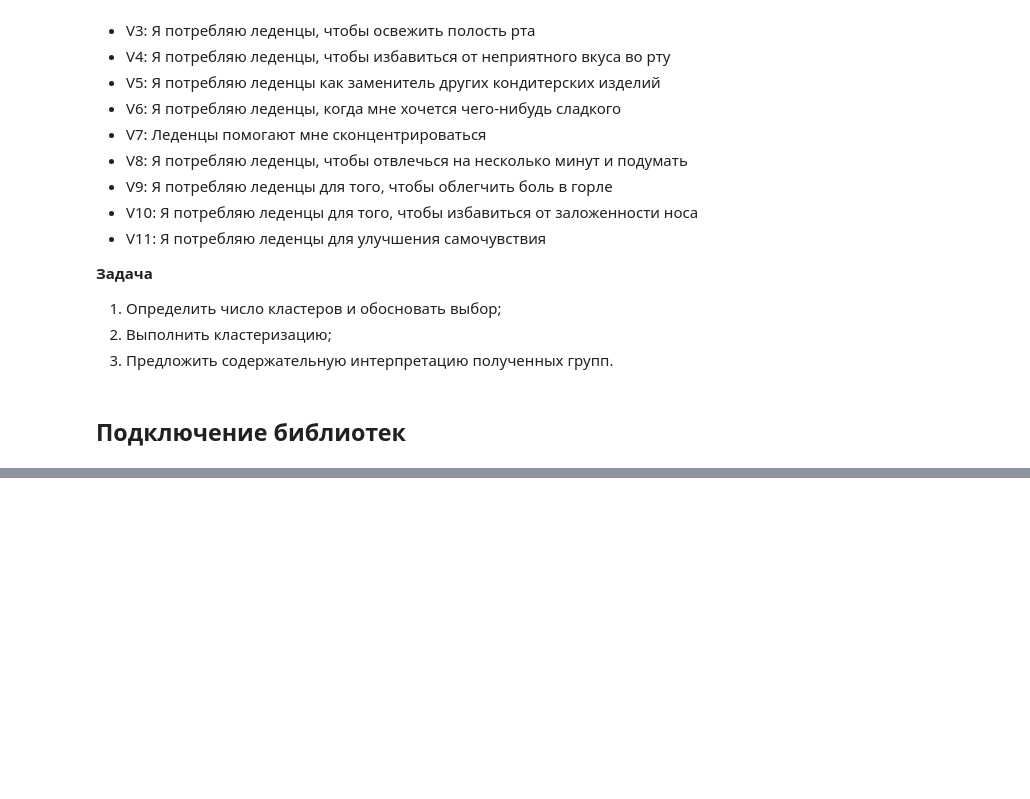
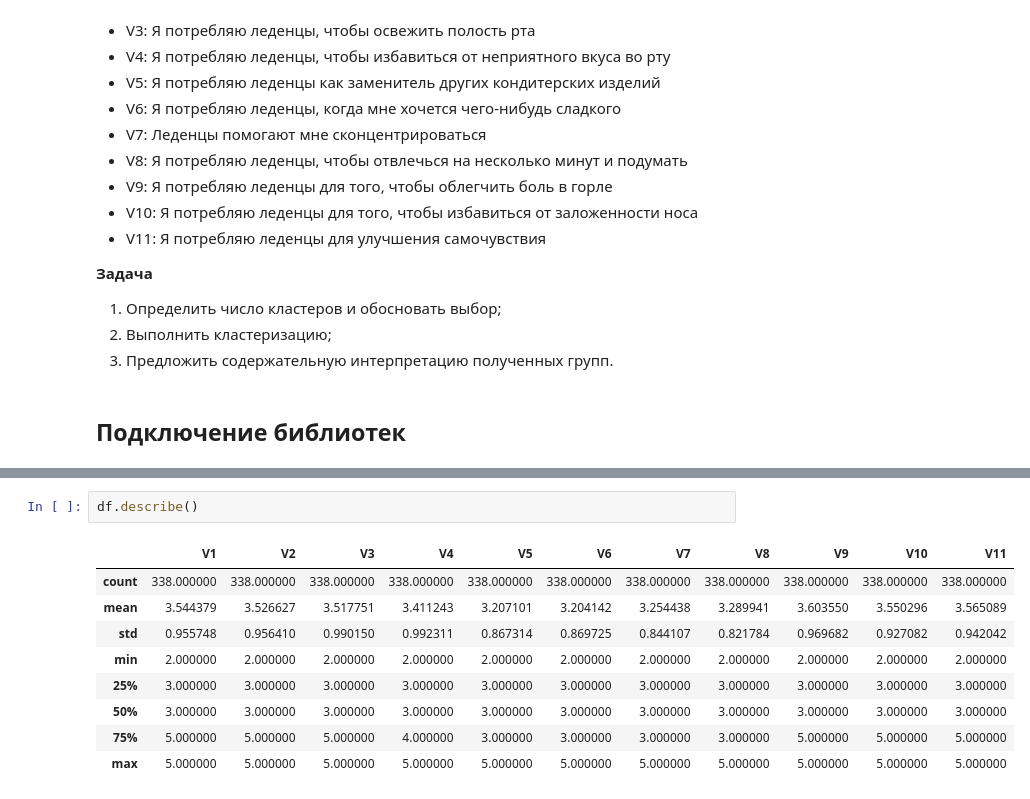
Before and after one commit to SashaVeremchuk/ITMO-data-analysis, a Jupyter notebook: 2_cluster_kmeans.ipynb, the cells around one changed output, grey strips where cells are left out. Drawn from its saved outputs; the diff is of its cells as text; blank space fills up the shorter version.

```diff
--- a/2_cluster_kmeans.ipynb
+++ b/2_cluster_kmeans.ipynb
@@ -30,0 +69,12 @@
+# %%
+df.describe()
+# %% [output]
+|  | V1 | V2 | V3 | V4 | V5 | V6 | V7 | V8 | V9 | V10 | V11 |
+| count | 338.000000 | 338.000000 | 338.000000 | 338.000000 | 338.000000 | 338.000000 | 338.000000 | 338.000000 | 338.000000 | 338.000000 | 338.000000 |
+| mean | 3.544379 | 3.526627 | 3.517751 | 3.411243 | 3.207101 | 3.204142 | 3.254438 | 3.289941 | 3.603550 | 3.550296 | 3.565089 |
+| std | 0.955748 | 0.956410 | 0.990150 | 0.992311 | 0.867314 | 0.869725 | 0.844107 | 0.821784 | 0.969682 | 0.927082 | 0.942042 |
+| min | 2.000000 | 2.000000 | 2.000000 | 2.000000 | 2.000000 | 2.000000 | 2.000000 | 2.000000 | 2.000000 | 2.000000 | 2.000000 |
+| 25% | 3.000000 | 3.000000 | 3.000000 | 3.000000 | 3.000000 | 3.000000 | 3.000000 | 3.000000 | 3.000000 | 3.000000 | 3.000000 |
+| 50% | 3.000000 | 3.000000 | 3.000000 | 3.000000 | 3.000000 | 3.000000 | 3.000000 | 3.000000 | 3.000000 | 3.000000 | 3.000000 |
+| 75% | 5.000000 | 5.000000 | 5.000000 | 4.000000 | 3.000000 | 3.000000 | 3.000000 | 3.000000 | 5.000000 | 5.000000 | 5.000000 |
+| max | 5.000000 | 5.000000 | 5.000000 | 5.000000 | 5.000000 | 5.000000 | 5.000000 | 5.000000 | 5.000000 | 5.000000 | 5.000000 |
```
Also changed, not shown: parts of 8 cells of this notebook.
